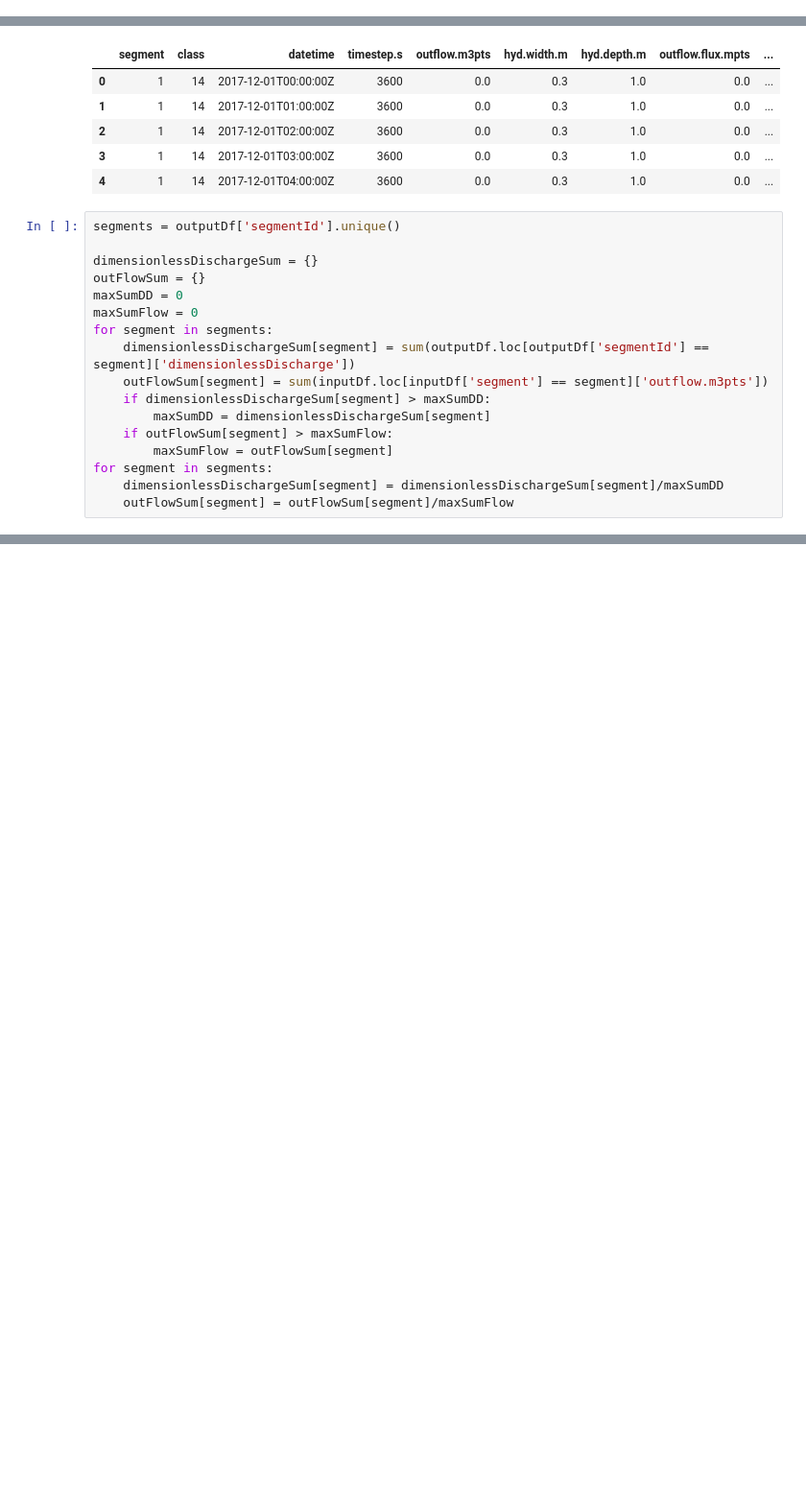
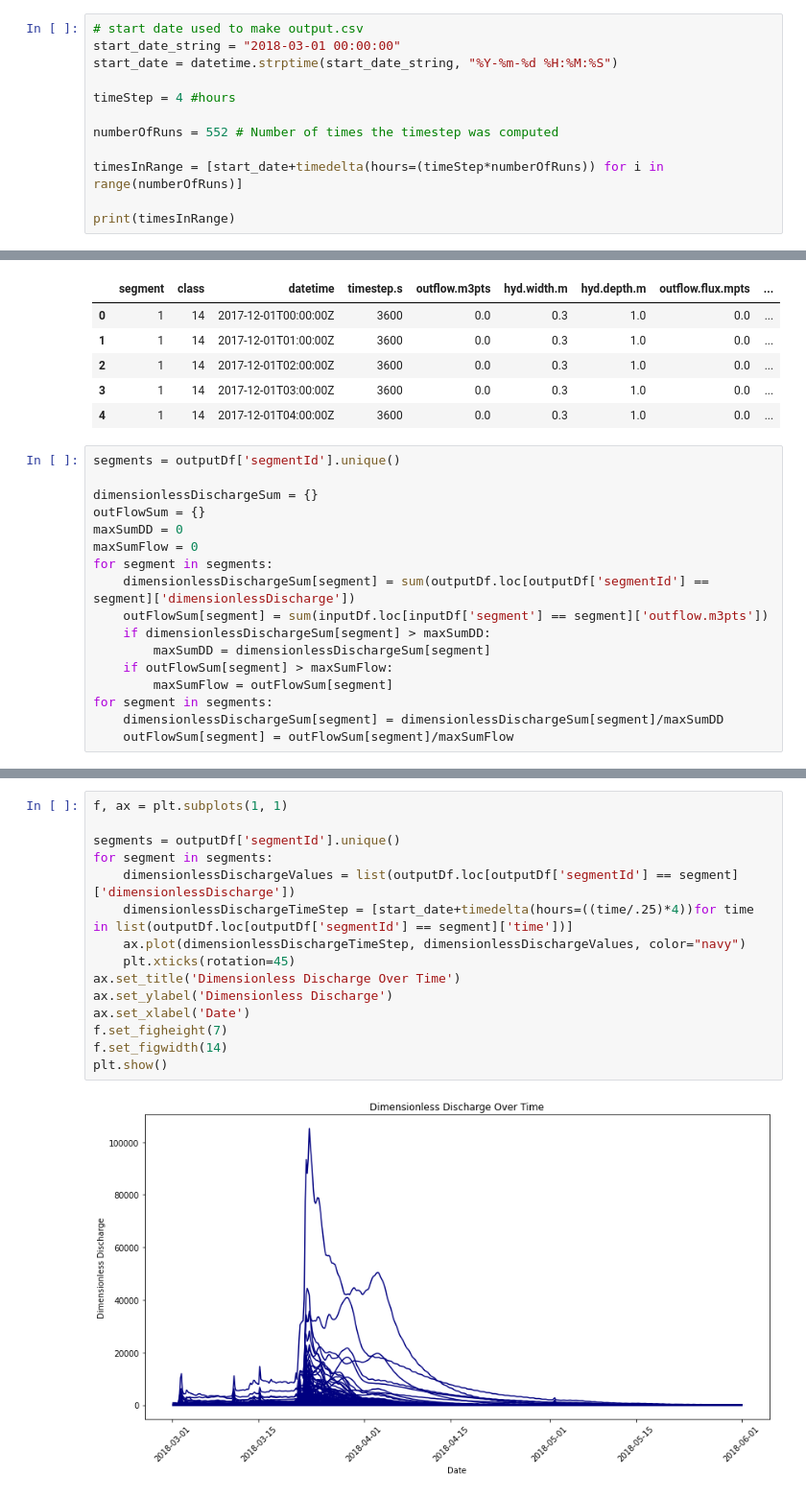
Before and after one commit to slundell123/DHSVM-for-CSDMS, a Jupyter notebook: dimensionlessDischargeModel/graphs.ipynb, the cells around one changed output, grey strips where cells are left out. Shown at 96% size. Drawn from its saved outputs; the diff is of its cells as text; blank space fills up the shorter version.

```diff
--- a/dimensionlessDischargeModel/graphs.ipynb
+++ b/dimensionlessDischargeModel/graphs.ipynb
@@ -4,0 +6,12 @@ import matplotlib.pyplot as plt
+# %%
+# start date used to make output.csv
+start_date_string = "2018-03-01 00:00:00"
+start_date = datetime.strptime(start_date_string, "%Y-%m-%d %H:%M:%S")
+
+timeStep = 4 #hours
+
+numberOfRuns = 552 # Number of times the timestep was computed
+
+timesInRange = [start_date+timedelta(hours=(timeStep*numberOfRuns)) for i in range(numberOfRuns)]
+
+print(timesInRange)
@@ -75,0 +92,17 @@ plt.show()
+# %%
+f, ax = plt.subplots(1, 1)
+
+segments = outputDf['segmentId'].unique()
+for segment in segments:
+    dimensionlessDischargeValues = list(outputDf.loc[outputDf['segmentId'] == segment]['dimensionlessDischarge'])
+    dimensionlessDischargeTimeStep = [start_date+timedelta(hours=((time/.25)*4))for time in list(outputDf.loc[outputDf['segmentId'] == segment]['time'])]
+    ax.plot(dimensionlessDischargeTimeStep, dimensionlessDischargeValues, color="navy")
+    plt.xticks(rotation=45)
+ax.set_title('Dimensionless Discharge Over Time')
+ax.set_ylabel('Dimensionless Discharge')
+ax.set_xlabel('Date')
+f.set_figheight(7)
+f.set_figwidth(14)
+plt.show()
+# %% [output]
+[figure, added]
```
Also changed, not shown: parts of 5 cells of this notebook, 2 other files.
